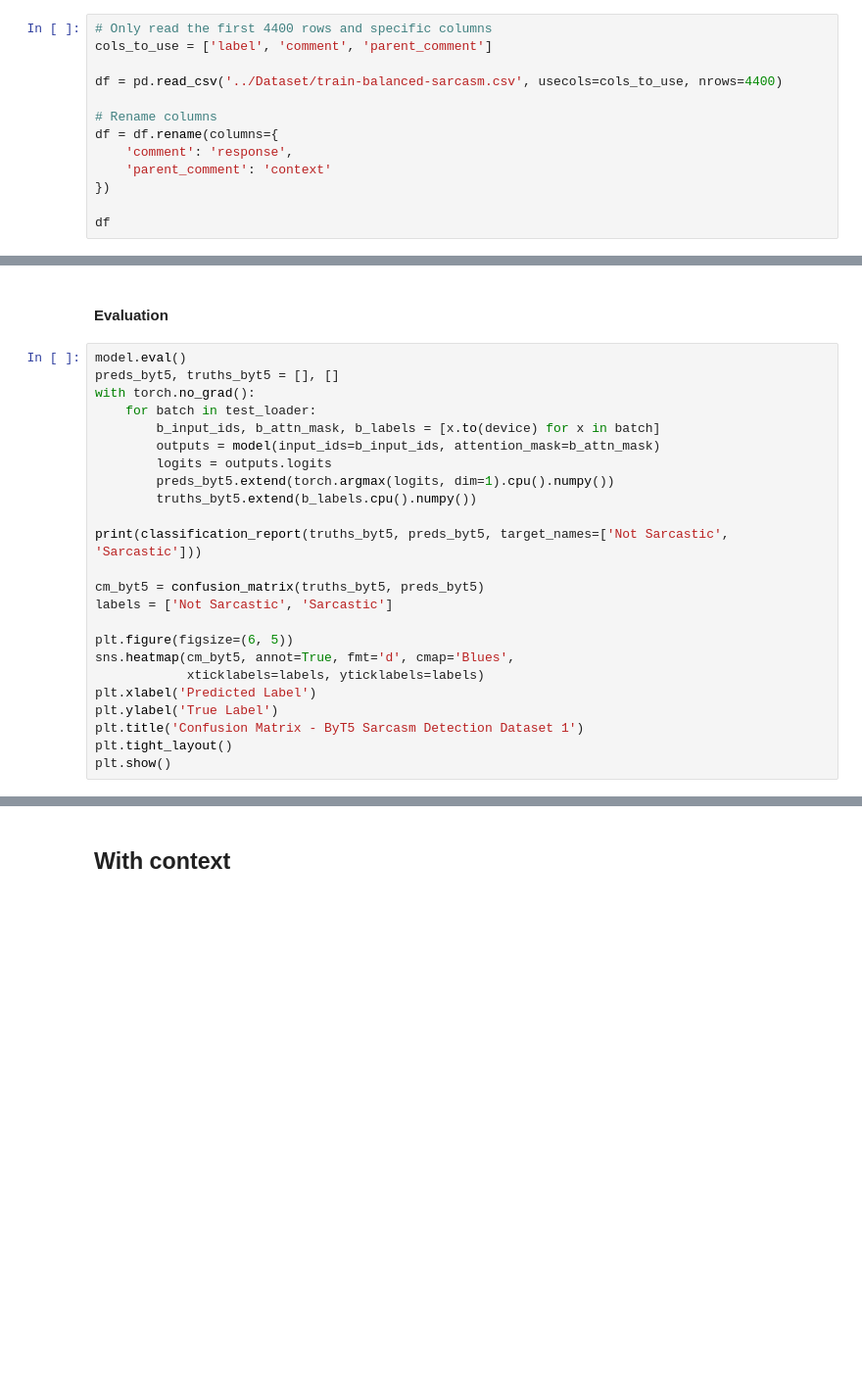
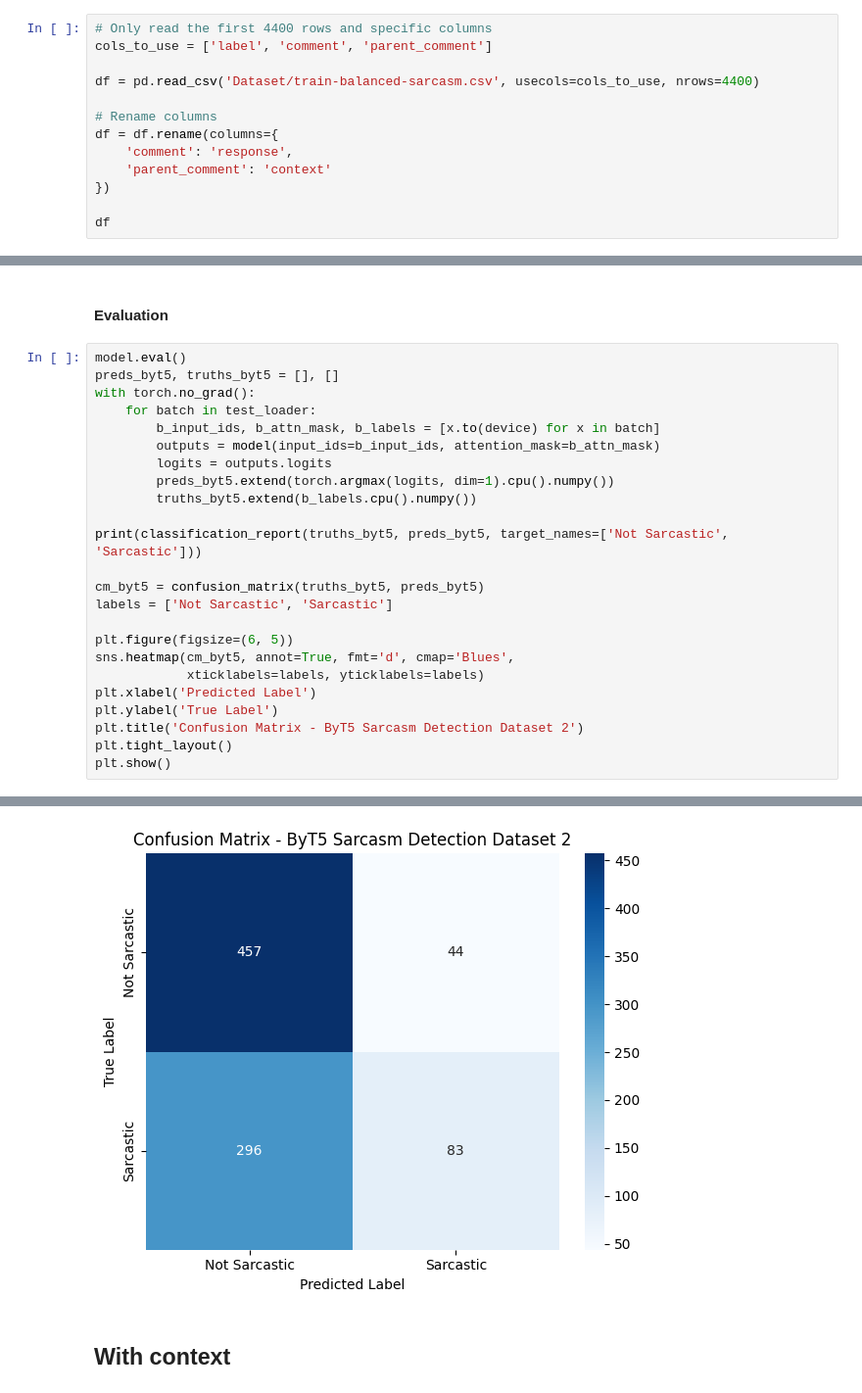
Before and after one commit to minhtripham9/sarcasm-detection, a Jupyter notebook: Code/byt5-DS2.ipynb, the cells around one changed output, grey strips where cells are left out. Shown: that part at 98% size. Cells and saved outputs as stored; diff of their text form; blank space fills up the shorter version.

```diff
--- a/Code/byt5-DS2.ipynb
+++ b/Code/byt5-DS2.ipynb
@@ -29,7 +29,7 @@ from tqdm import tqdm
 # Only read the first 4400 rows and specific columns
 cols_to_use = ['label', 'comment', 'parent_comment']
 
-df = pd.read_csv('../Dataset/train-balanced-sarcasm.csv', usecols=cols_to_use, nrows=4400)
+df = pd.read_csv('Dataset/train-balanced-sarcasm.csv', usecols=cols_to_use, nrows=4400)
 
 # Rename columns
 df = df.rename(columns={
@@ -144,6 +180,7 @@ sns.heatmap(cm_byt5, annot=True, fmt='d', cmap='Blues',
             xticklabels=labels, yticklabels=labels)
 plt.xlabel('Predicted Label')
 plt.ylabel('True Label')
-plt.title('Confusion Matrix - ByT5 Sarcasm Detection Dataset 1')
+plt.title('Confusion Matrix - ByT5 Sarcasm Detection Dataset 2')
 plt.tight_layout()
 plt.show()
+# %% [output]
@@ -150,3 +195,4 @@ plt.show()
+[figure, added]
 # %% [markdown]
 ## With context
 # %% [markdown]
```
Also changed, not shown: parts of 12 cells of this notebook.
